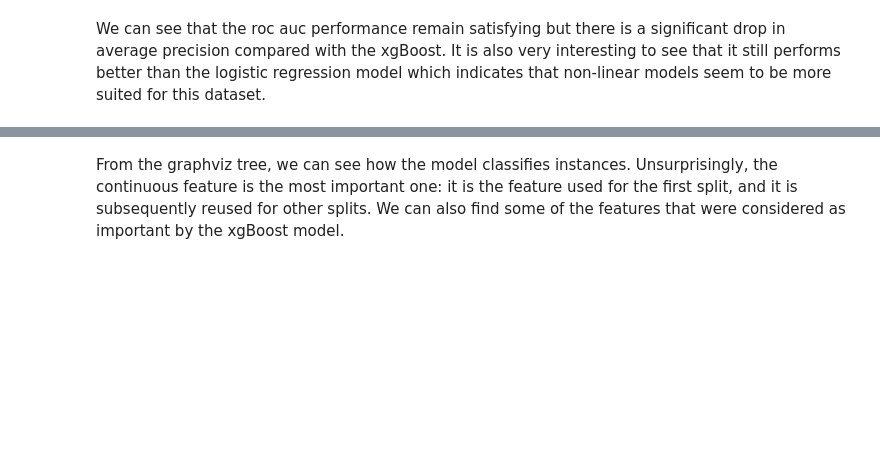
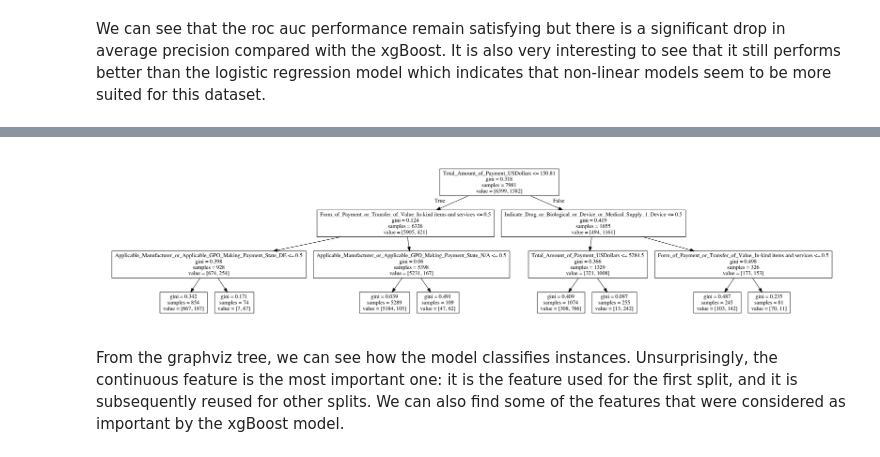
Before and after one commit to aml-spring-19/Research-Grant-Classification, a Jupyter notebook: new_notebook.ipynb, the cells around one changed output, grey strips where cells are left out. Drawn from its saved outputs; the diff is of its cells as text; code cells hidden in the pictures; blank space fills up the shorter version.

```diff
--- a/new_notebook.ipynb
+++ b/new_notebook.ipynb
@@ -959,2 +957,7 @@ graph
+# %%
+from IPython.display import Image
+Image('tree.png')
+# %% [output]
+[figure, added]
 # %% [markdown]
 From the graphviz tree, we can see how the model classifies instances. Unsurprisingly, the continuous feature is the most important one: it is the feature used for the first split, and it is subsequently reused for other splits. We can also find some of the features that were considered as important by the xgBoost model.
```
Also changed, not shown: parts of 3 cells of this notebook, 1 other file.
